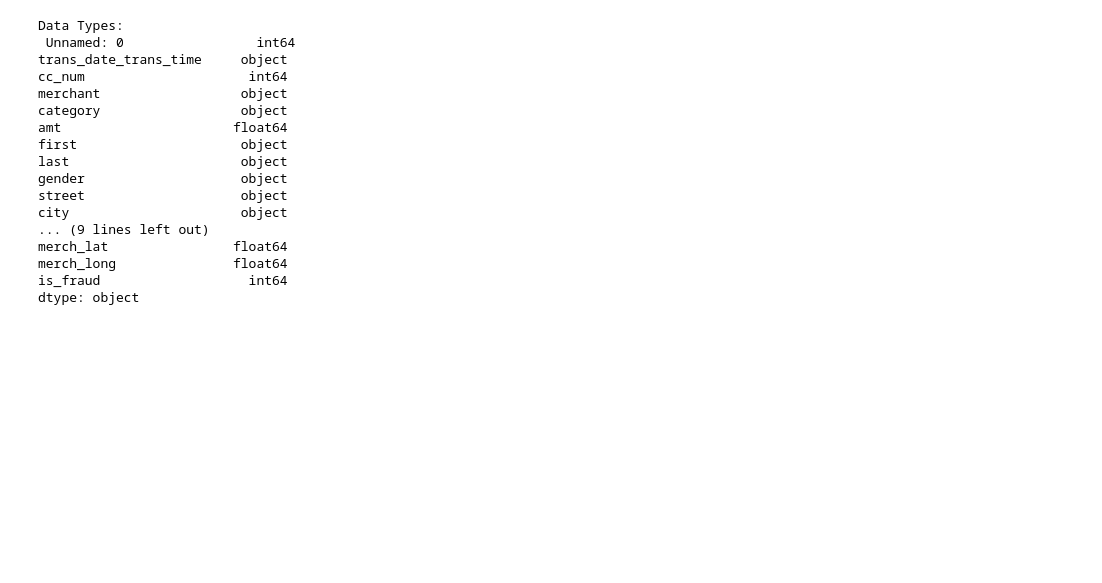
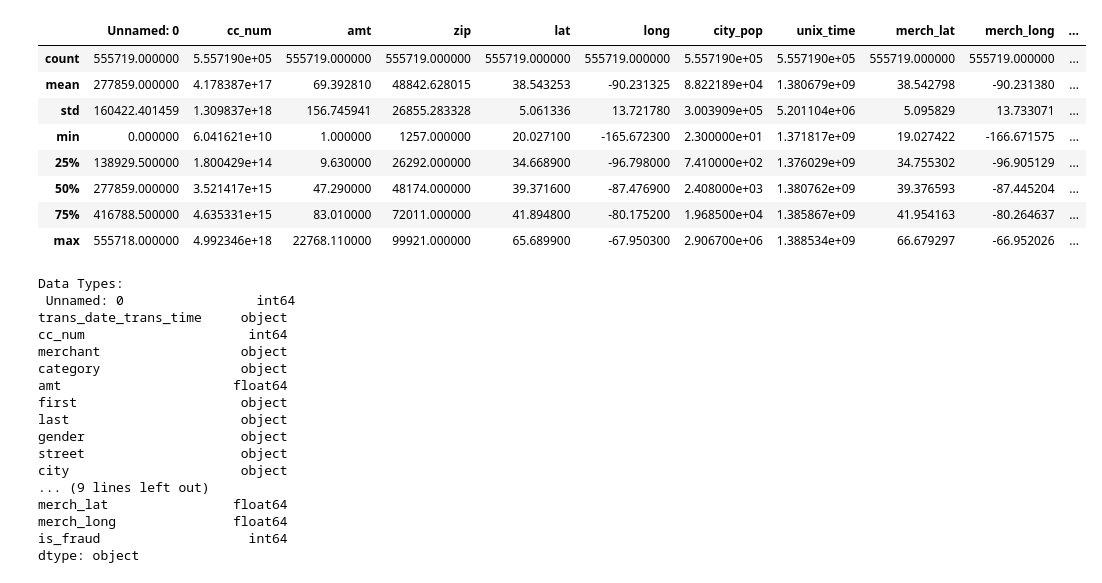
Before and after one commit to asiaexperiments/IEEE-CIS-Fraud-Detection, a Jupyter notebook: FraudDetectors.ipynb, the cells around one changed output. Cells and saved outputs as stored; diff of their text form; code cells hidden in the pictures; blank space fills up the shorter version.

```diff
--- a/FraudDetectors.ipynb
+++ b/FraudDetectors.ipynb
@@ -105,3 +105,16 @@ print(df.head())
+# %%
+# Summary statistics for numerical features
+df.describe()
+# %% [output]
+|  | Unnamed: 0 | cc_num | amt | zip | lat | long | city_pop | unix_time | merch_lat | merch_long | ... |
+| count | 555719.000000 | 5.557190e+05 | 555719.000000 | 555719.000000 | 555719.000000 | 555719.000000 | 5.557190e+05 | 5.557190e+05 | 555719.000000 | 555719.000000 | ... |
+| mean | 277859.000000 | 4.178387e+17 | 69.392810 | 48842.628015 | 38.543253 | -90.231325 | 8.822189e+04 | 1.380679e+09 | 38.542798 | -90.231380 | ... |
+| std | 160422.401459 | 1.309837e+18 | 156.745941 | 26855.283328 | 5.061336 | 13.721780 | 3.003909e+05 | 5.201104e+06 | 5.095829 | 13.733071 | ... |
+| min | 0.000000 | 6.041621e+10 | 1.000000 | 1257.000000 | 20.027100 | -165.672300 | 2.300000e+01 | 1.371817e+09 | 19.027422 | -166.671575 | ... |
+| 25% | 138929.500000 | 1.800429e+14 | 9.630000 | 26292.000000 | 34.668900 | -96.798000 | 7.410000e+02 | 1.376029e+09 | 34.755302 | -96.905129 | ... |
+| 50% | 277859.000000 | 3.521417e+15 | 47.290000 | 48174.000000 | 39.371600 | -87.476900 | 2.408000e+03 | 1.380762e+09 | 39.376593 | -87.445204 | ... |
+| 75% | 416788.500000 | 4.635331e+15 | 83.010000 | 72011.000000 | 41.894800 | -80.175200 | 1.968500e+04 | 1.385867e+09 | 41.954163 | -80.264637 | ... |
+| max | 555718.000000 | 4.992346e+18 | 22768.110000 | 99921.000000 | 65.689900 | -67.950300 | 2.906700e+06 | 1.388534e+09 | 66.679297 | -66.952026 | ... |
 # %%
 data_types = df.dtypes
 print("\nData Types:\n", data_types)
```
Also changed, not shown: parts of 14 cells of this notebook.
